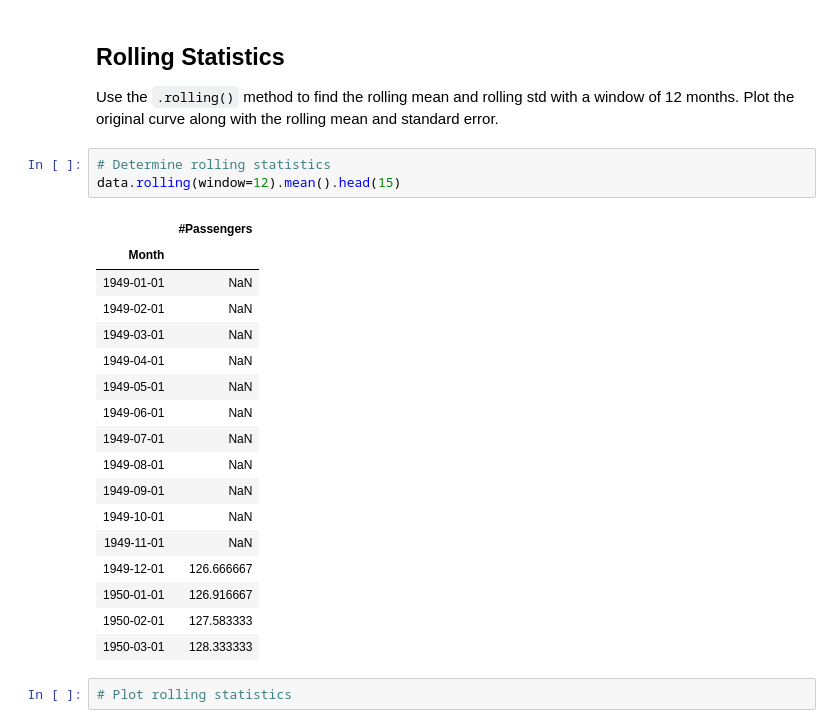
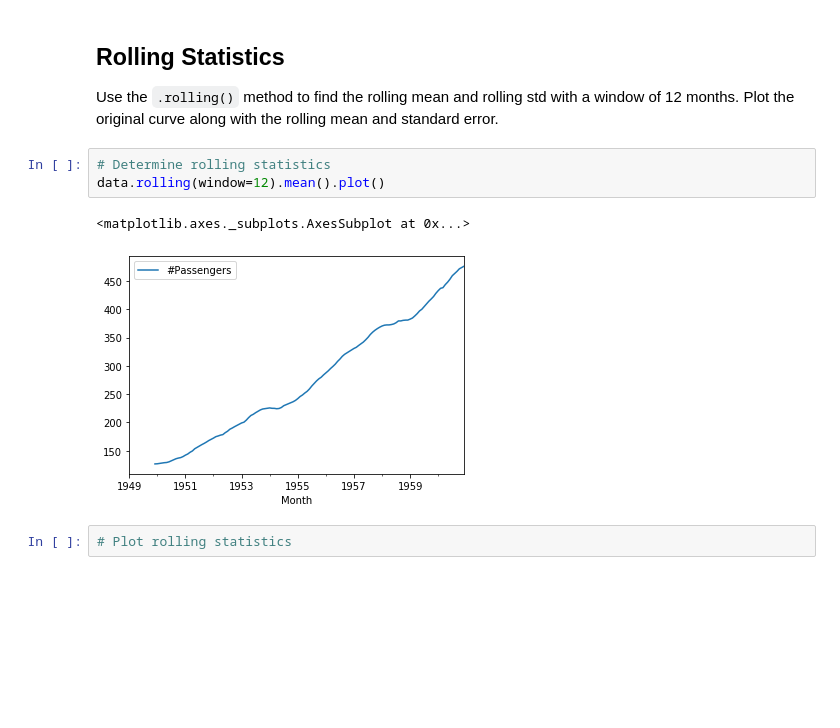
Before and after one commit to OsterMendel/dsc-testing-for-trends-lab-nyc-ds-033020, a Jupyter notebook: index.ipynb, the cells around one changed output. Drawn from its saved outputs; the diff is of its cells as text; blank space fills up the shorter version.

```diff
--- a/index.ipynb
+++ b/index.ipynb
@@ -84,25 +84,10 @@ Wec can see that that there is an overall increasing trend in the data along wit
 Use the `.rolling()` method to find the rolling mean and rolling std with a window of 12 months. Plot the original curve along with the rolling mean and standard error.
 # %%
 # Determine rolling statistics
-data.rolling(window=12).mean().head(15)
+data.rolling(window=12).mean().plot()
 # %% [output]
-|  | #Passengers |
-| Month |  |
-| 1949-01-01 | NaN |
-| 1949-02-01 | NaN |
-| 1949-03-01 | NaN |
-| 1949-04-01 | NaN |
-| 1949-05-01 | NaN |
-| 1949-06-01 | NaN |
-| 1949-07-01 | NaN |
-| 1949-08-01 | NaN |
-| 1949-09-01 | NaN |
-| 1949-10-01 | NaN |
-| 1949-11-01 | NaN |
-| 1949-12-01 | 126.666667 |
-| 1950-01-01 | 126.916667 |
-| 1950-02-01 | 127.583333 |
-| 1950-03-01 | 128.333333 |
+<matplotlib.axes._subplots.AxesSubplot at 0x...>
+[figure, added]
 # %%
 # Plot rolling statistics
 # %% [markdown]
```
